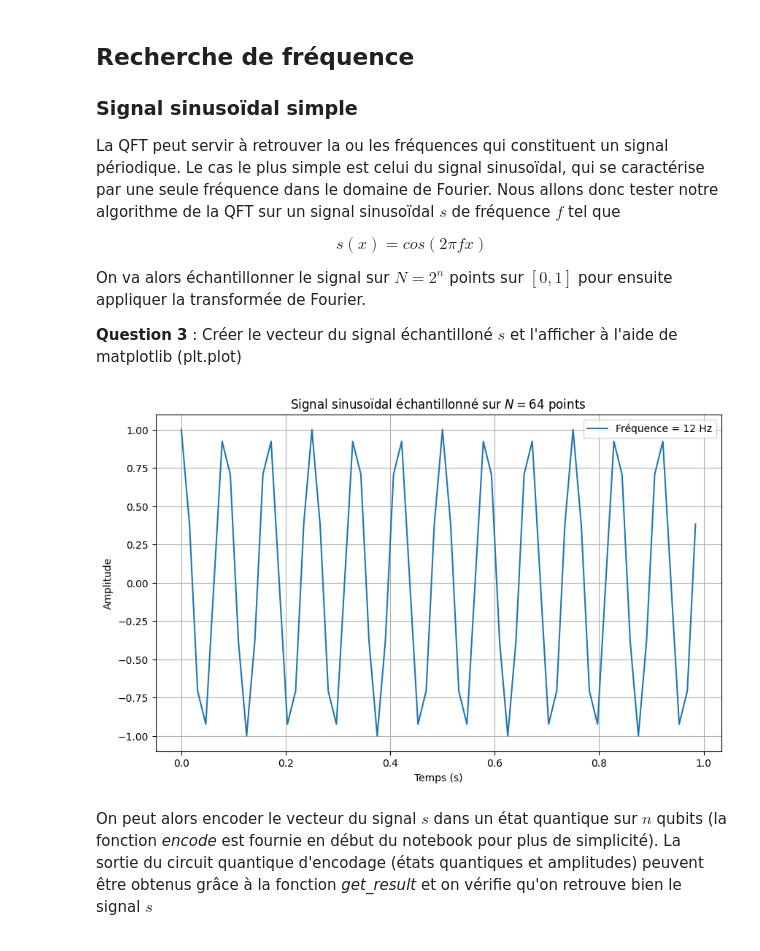
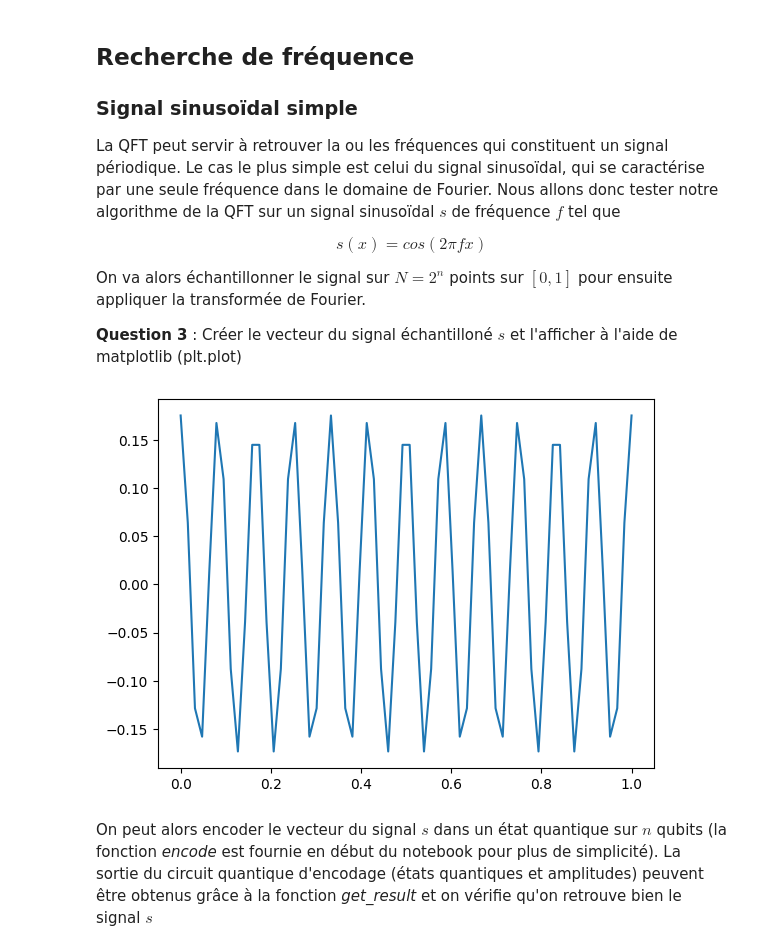
Before and after one commit to Bakame1/ET5_Quantum_Computing_Lab, a Jupyter notebook: TP4_QFT/TP4_QFT_MB.ipynb, the cells around one changed output. Cells and saved outputs as stored; diff of their text form; code cells hidden in the pictures.

```diff
--- a/TP4_QFT/TP4_QFT_MB.ipynb
+++ b/TP4_QFT/TP4_QFT_MB.ipynb
@@ -189,29 +189,20 @@ $$
 On va alors échantillonner le signal sur $N = 2^n$ points sur $[0,1]$ pour ensuite appliquer la transformée de Fourier.
 
 **Question 3** :  Créer le vecteur du signal échantilloné $s$ et l'afficher à l'aide de matplotlib (plt.plot)
-# %%
-n = 6
-N = 2**n
-f = 12
-
-# 1. Création du vecteur temps
-# On génère N points espacés régulièrement entre 0 (inclus) et 1 (exclu)
-t = np.linspace(0, 1, N, endpoint=False)
-
-# 2. Création du signal s(x) = cos(2*pi*f*x)
-s = np.cos(2 * np.pi * f * t)
-
-# 3. Affichage
-plt.figure(figsize=(10, 6))
-plt.plot(t, s, label=f"Fréquence = {f} Hz")
-plt.title(f"Signal sinusoïdal échantillonné sur $N={N}$ points")
-plt.xlabel("Temps (s)")
-plt.ylabel("Amplitude")
-plt.legend()
-plt.grid(True)
-plt.show()
-# %% [output]
-[figure, removed]
+# %%
+n = 6
+N = 2**n
+
+f = 12
+
+x = np.linspace(0, 1, N)
+s = np.cos(2* np.pi * f * x)
+s /= np.linalg.norm(s)
+
+plt.plot(x, s)
+plt.show()
+# %% [output]
+[figure, added]
 # %% [markdown]
 On peut alors encoder le vecteur du signal $s$ dans un état quantique sur $n$ qubits (la fonction *encode* est fournie en début du notebook pour plus de simplicité). La sortie du circuit quantique d'encodage (états quantiques et amplitudes) peuvent être obtenus grâce à la fonction *get_result* et on vérifie qu'on retrouve bien le signal $s$
 # %%
```
Also changed, not shown: parts of 9 cells of this notebook.
